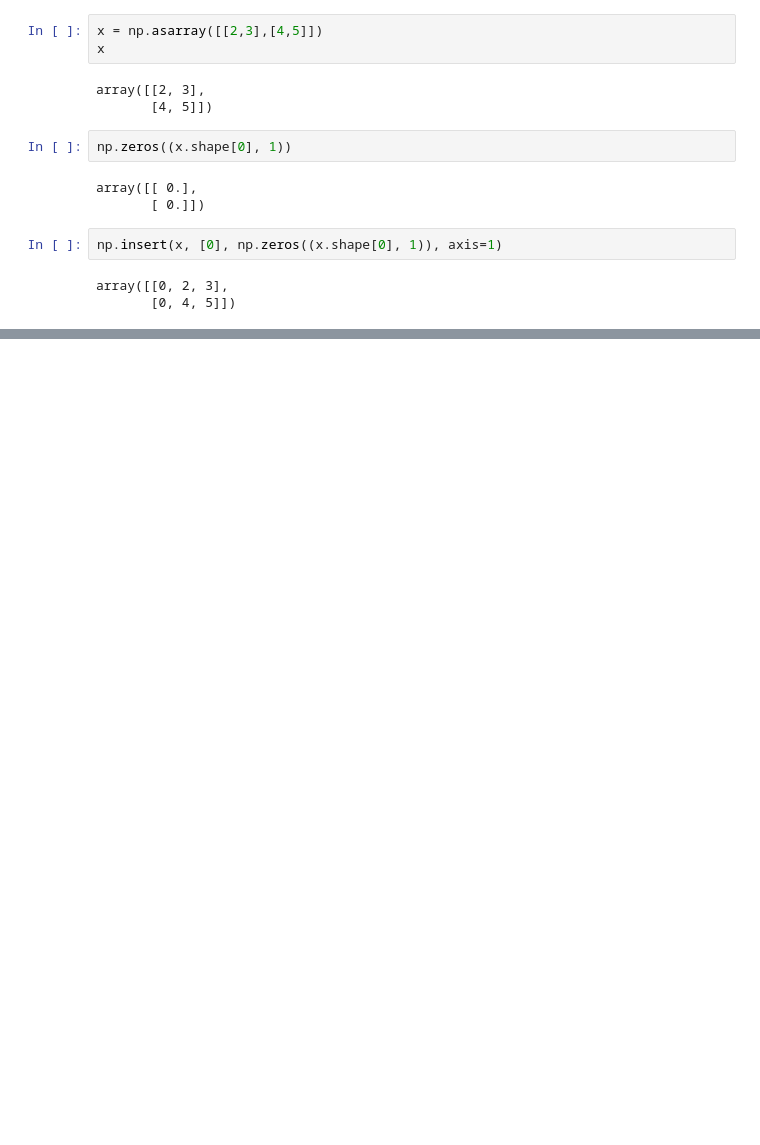
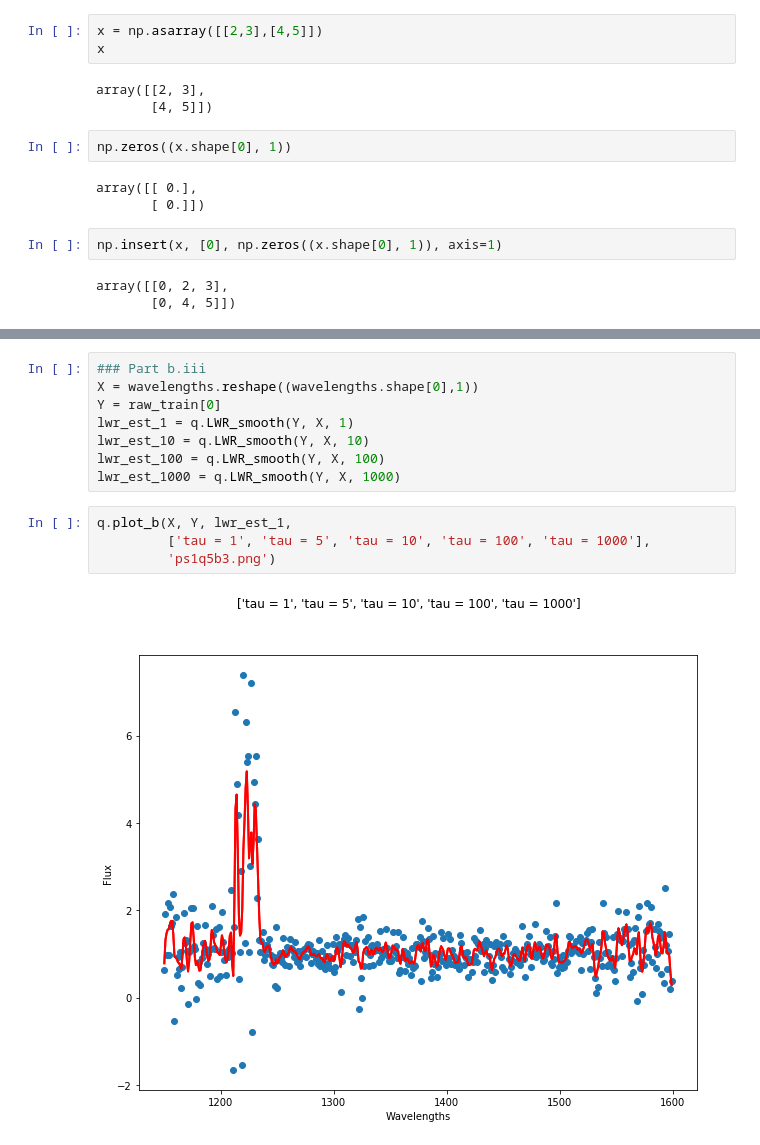
Before and after one commit to christydennison/cs229, a Jupyter notebook: pset1.5.ipynb, the cells around one changed output, grey strips where cells are left out. Cells and saved outputs as stored; diff of their text form; blank space fills up the shorter version.

```diff
--- a/pset1.5.ipynb
+++ b/pset1.5.ipynb
@@ -62,0 +89,14 @@ plt.show()
+# %%
+### Part b.iii
+X = wavelengths.reshape((wavelengths.shape[0],1))
+Y = raw_train[0]
+lwr_est_1 = q.LWR_smooth(Y, X, 1)
+lwr_est_10 = q.LWR_smooth(Y, X, 10)
+lwr_est_100 = q.LWR_smooth(Y, X, 100)
+lwr_est_1000 = q.LWR_smooth(Y, X, 1000)
+# %%
+q.plot_b(X, Y, lwr_est_1,
+         ['tau = 1', 'tau = 5', 'tau = 10', 'tau = 100', 'tau = 1000'],
+         'ps1q5b3.png')
+# %% [output]
+[figure, added]
```
Also changed, not shown: parts of 22 cells of this notebook, 3 other files.
